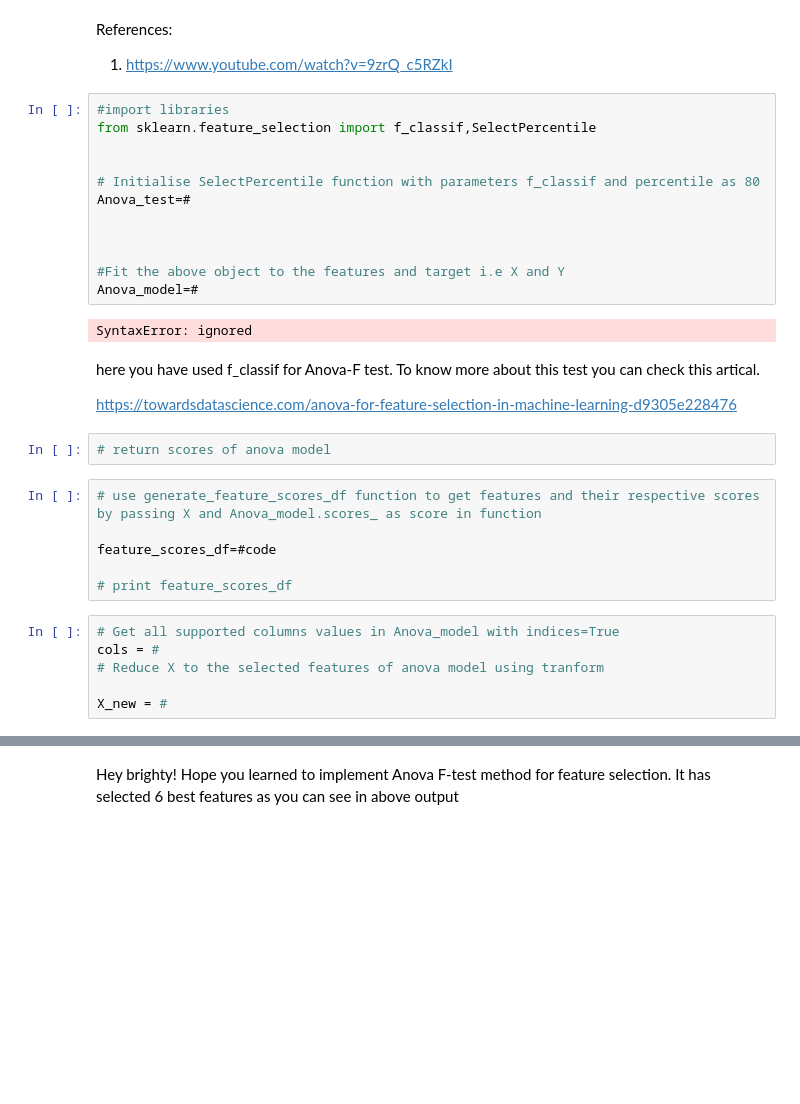
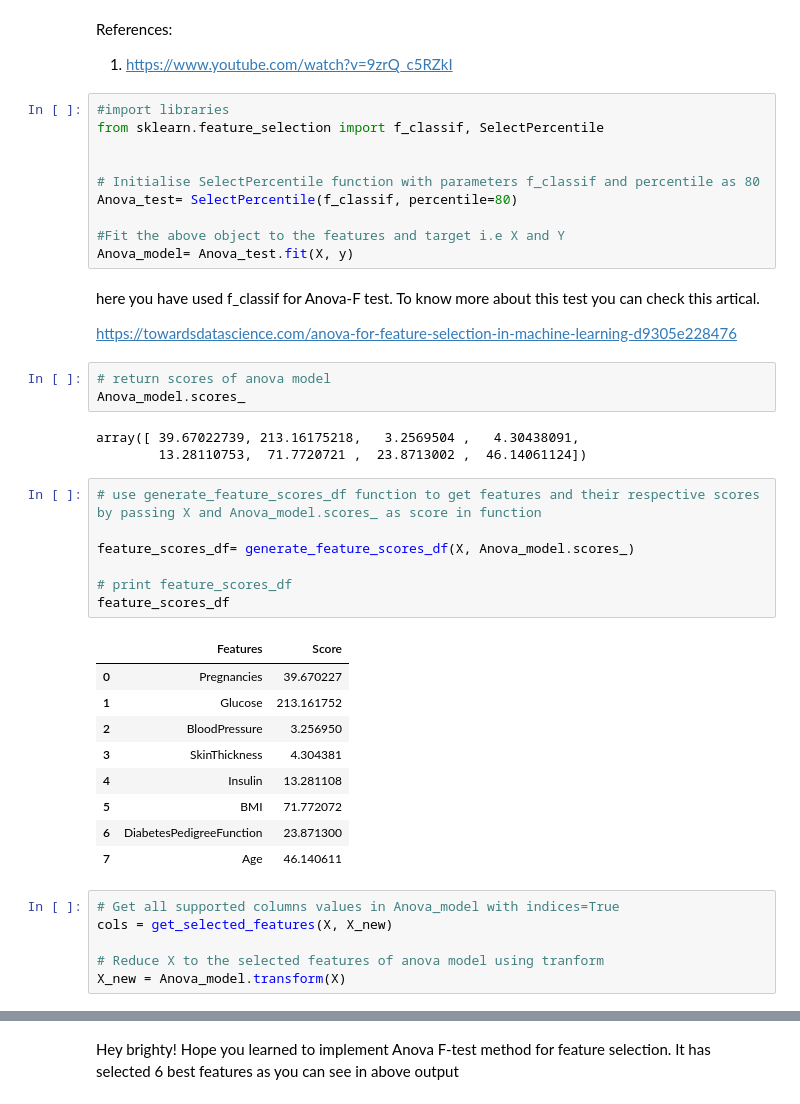
Before and after one commit to sureshmecad/CloudyML-AI-FOR-ALL, a Jupyter notebook: 8_Feature_Selection_CloudyML.ipynb, the cells around one changed output, grey strips where cells are left out. Cells and saved outputs as stored; diff of their text form; blank space fills up the shorter version.

```diff
--- a/8_Feature_Selection_CloudyML.ipynb
+++ b/8_Feature_Selection_CloudyML.ipynb
@@ -543,35 +543,46 @@ References:
 1. https://www.youtube.com/watch?v=9zrQ_c5RZkI
 # %%
 #import libraries
-from sklearn.feature_selection import f_classif,SelectPercentile
+from sklearn.feature_selection import f_classif, SelectPercentile
 
 
 # Initialise SelectPercentile function with parameters f_classif and percentile as 80
-Anova_test=#
-
-
+Anova_test= SelectPercentile(f_classif, percentile=80)
 
 #Fit the above object to the features and target i.e X and Y
-Anova_model=#
+Anova_model= Anova_test.fit(X, y)
-# %% [output]
-SyntaxError: ignored
 # %% [markdown]
 here you have used f_classif for Anova-F test. To know more about this test you can check this artical.
 
 https://towardsdatascience.com/anova-for-feature-selection-in-machine-learning-d9305e228476
 # %%
 # return scores of anova model
+Anova_model.scores_
+# %% [output]
+array([ 39.67022739, 213.16175218,   3.2569504 ,   4.30438091,
+        13.28110753,  71.7720721 ,  23.8713002 ,  46.14061124])
 # %%
 # use generate_feature_scores_df function to get features and their respective scores by passing X and Anova_model.scores_ as score in function
 
-feature_scores_df=#code
+feature_scores_df= generate_feature_scores_df(X, Anova_model.scores_)
 
 # print feature_scores_df
+feature_scores_df
+# %% [output]
+|  | Features | Score |
+| 0 | Pregnancies | 39.670227 |
+| 1 | Glucose | 213.161752 |
+| 2 | BloodPressure | 3.256950 |
+| 3 | SkinThickness | 4.304381 |
+| 4 | Insulin | 13.281108 |
+| 5 | BMI | 71.772072 |
+| 6 | DiabetesPedigreeFunction | 23.871300 |
+| 7 | Age | 46.140611 |
 # %%
 # Get all supported columns values in Anova_model with indices=True
-cols = #
+cols = get_selected_features(X, X_new)
+
 # Reduce X to the selected features of anova model using tranform
-
-X_new = #
+X_new = Anova_model.transform(X)
 # %%
 #print X_new.head()
```
Also changed, not shown: parts of 6 cells of this notebook.
